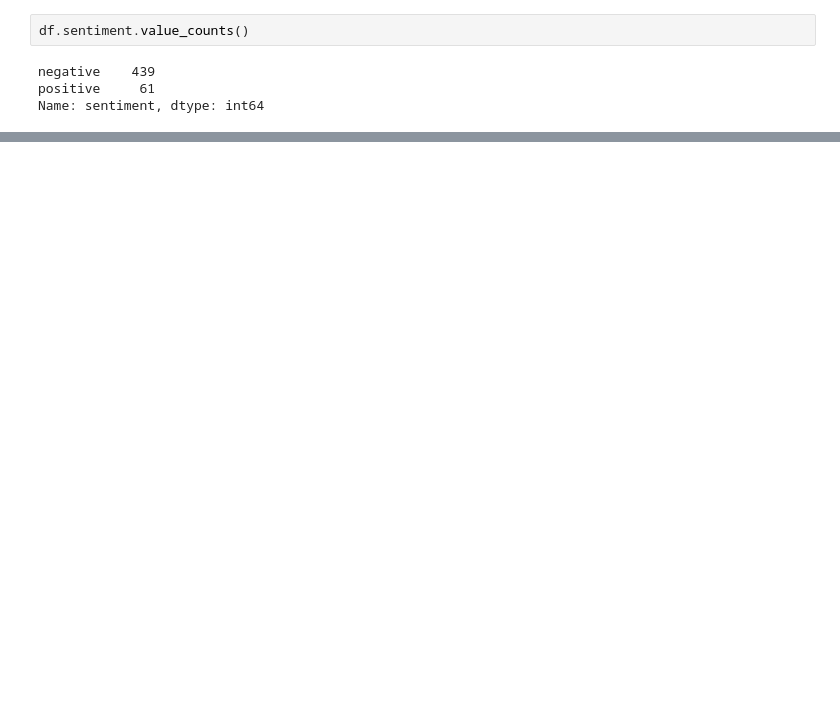
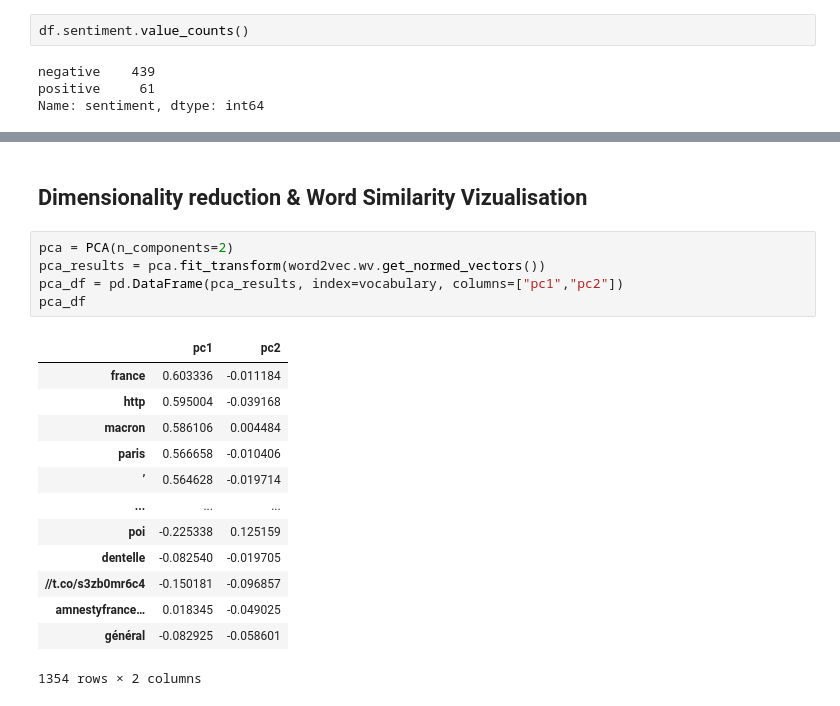
Before and after one commit to JoshuaBonacorsi/TwitterWebMining, a Jupyter notebook: project.ipynb, the cells around one changed output, grey strips where cells are left out. Saved outputs shown, nothing was run; the diff lists cells and outputs as text; blank space fills up the shorter version.

```diff
--- a/project.ipynb
+++ b/project.ipynb
@@ -374,0 +411,21 @@ Name: sentiment, dtype: int64
+# %% [markdown]
+## Dimensionality reduction & Word Similarity Vizualisation
+# %%
+pca = PCA(n_components=2)
+pca_results = pca.fit_transform(word2vec.wv.get_normed_vectors())
+pca_df = pd.DataFrame(pca_results, index=vocabulary, columns=["pc1","pc2"])
+pca_df
+# %% [output]
+|  | pc1 | pc2 |
+| france | 0.603336 | -0.011184 |
+| http | 0.595004 | -0.039168 |
+| macron | 0.586106 | 0.004484 |
+| paris | 0.566658 | -0.010406 |
+| ’ | 0.564628 | -0.019714 |
+| ... | ... | ... |
+| poi | -0.225338 | 0.125159 |
+| dentelle | -0.082540 | -0.019705 |
+| //t.co/s3zb0mr6c4 | -0.150181 | -0.096857 |
+| amnestyfrance… | 0.018345 | -0.049025 |
+| général | -0.082925 | -0.058601 |
+1354 rows × 2 columns
```
Also changed, not shown: parts of 12 cells of this notebook.
